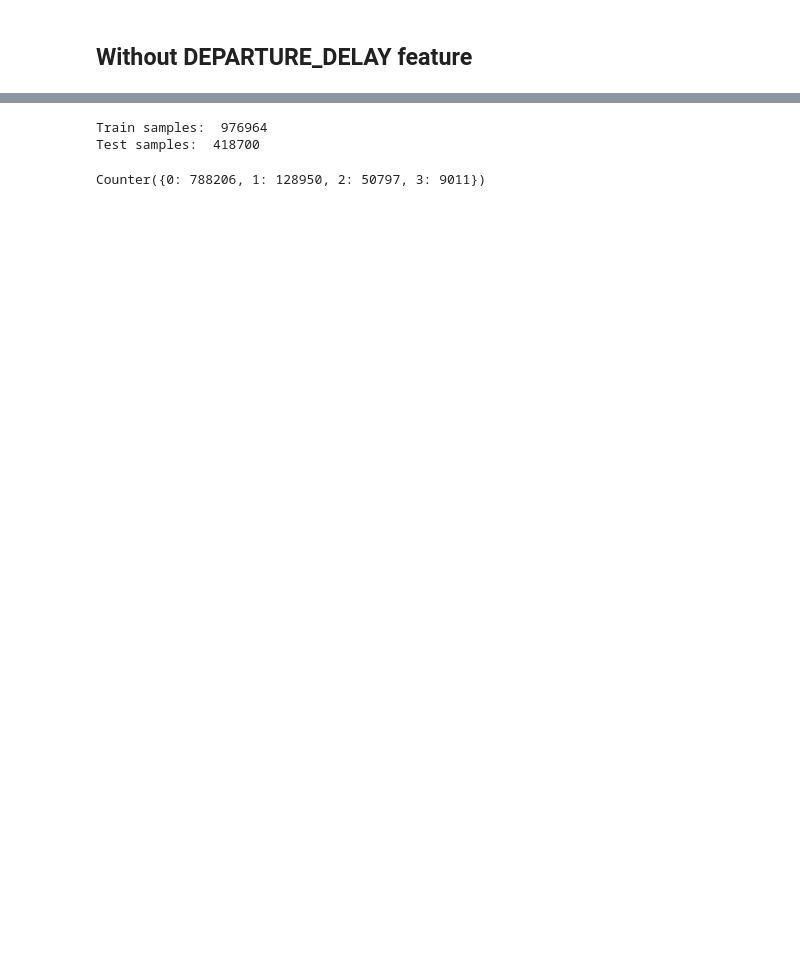
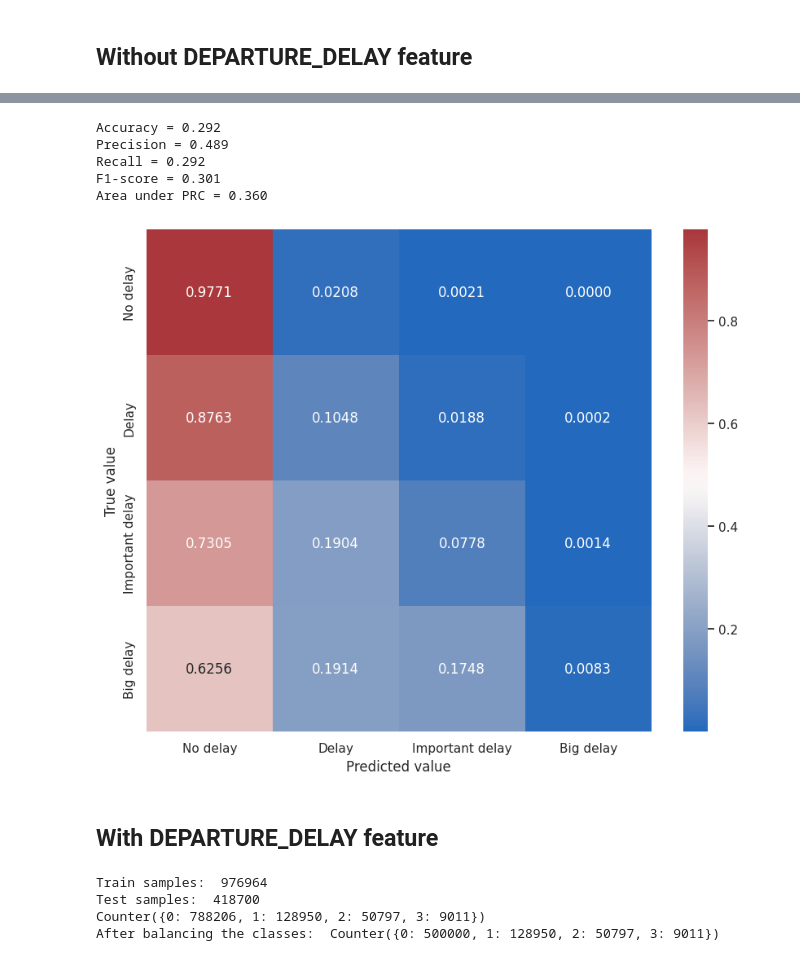
Before and after one commit to cezaryjanuszek/FlightDelays_prediction, a Jupyter notebook: PredictionModel_complex.ipynb, the cells around one changed output, grey strips where cells are left out. Cells and saved outputs as stored; diff of their text form; code cells hidden in the pictures; blank space fills up the shorter version.

Commit message:
complex model push

```diff
--- a/PredictionModel_complex.ipynb
+++ b/PredictionModel_complex.ipynb
@@ -46,0 +54,3 @@ from imblearn.under_sampling import RandomUnderSampler
+# %%
+# load the data
+data = pd.read_pickle('drive/MyDrive/FlightDelayPrediction/flights_data.pkl')
@@ -67,0 +200,24 @@ data = data.drop(['DAY_OF_WEEK', 'DEPARTURE_DAY', 'DEPARTURE_MONTH', 'ARRIVAL_DA
+# %%
+# train-test split with test size of 0.3
+X_train, X_test, Y_train, Y_test = train_test_split(X, Y, test_size=0.3, random_state=42, stratify=Y)
+print('Train samples: ', X_train.shape[0])
+print('Test samples: ', X_test.shape[0])
+print(Counter(Y_train))
+
+# SMOTE over-sampling
+#oversample = SMOTE(sampling_strategy={2: 100000, 3:20000})
+#X_train, Y_train = oversample.fit_resample(X_train, Y_train)
+# random under-sampling
+undersample = RandomUnderSampler(sampling_strategy={0: 500000})
+X_train, Y_train = undersample.fit_resample(X_train, Y_train)
+
+# Standardize data
+scaler = StandardScaler().fit(X_train)
+X_train = scaler.fit_transform(X_train)
+X_test = scaler.fit_transform(X_test)
+
+# Training data to tensors
+X_train = torch.as_tensor(X_train, dtype=torch.float32, device=device)
+Y_train = torch.as_tensor(np.array(Y_train), device=device)
+X_test = torch.as_tensor(X_test, dtype=torch.float32, device=device)
+Y_test = torch.as_tensor(np.array(Y_test), device=device)
@@ -68,3 +307,30 @@ data = data.drop(['DAY_OF_WEEK', 'DEPARTURE_DAY', 'DEPARTURE_MONTH', 'ARRIVAL_DA
+# %%
+# Evaluate performance with various metrics
+Y_pred = mlp_model(X_test)
+
+print('Accuracy = {:.3f}'.format(multiclass_accuracy(Y_pred, Y_test, average='macro', num_classes=4)))
+print('Precision = {:.3f}'.format(multiclass_precision(Y_pred, Y_test, average='macro', num_classes=4)))
+print('Recall = {:.3f}'.format(multiclass_recall(Y_pred, Y_test, average='macro', num_classes=4)))
+print('F1-score = {:.3f}'.format(multiclass_f1_score(Y_pred, Y_test, average='macro', num_classes=4)))
+print('Area under PRC = {:.3f}'.format(multiclass_auprc(Y_pred, Y_test, average='macro', num_classes=4)))
+
+conf_matrix = multiclass_confusion_matrix(Y_pred, Y_test, num_classes=4, normalize='true').cpu().numpy()
+conf_matrix = pd.DataFrame(conf_matrix, index=['No delay', 'Delay', 'Important delay', 'Big delay'], columns=['No delay', 'Delay', 'Important delay', 'Big delay'])
+
+plt.figure()
+sns.heatmap(conf_matrix, annot=True, cmap='vlag', fmt='.4f')
+plt.ylabel('True value')
+plt.xlabel('Predicted value')
+plt.show()
+# %% [output]
+Accuracy = 0.292
+Precision = 0.489
+Recall = 0.292
+F1-score = 0.301
+Area under PRC = 0.360
+[figure, added]
+# %% [markdown]
+## With DEPARTURE_DELAY feature
 # %%
 # separate data into feature matrix X and target variable vector Y
 X = pd.get_dummies(data.drop(['ARRIVAL_DELAY'], axis=1))
@@ -74,9 +340,27 @@ Y = data['ARRIVAL_DELAY']
 X_train, X_test, Y_train, Y_test = train_test_split(X, Y, test_size=0.3, random_state=42, stratify=Y)
 print('Train samples: ', X_train.shape[0])
 print('Test samples: ', X_test.shape[0])
+print(Counter(Y_train))
 
-Counter(Y_train)
+# SMOTE over-sampling
+#oversample = SMOTE(sampling_strategy={2: 100000, 3:20000})
+#X_train, Y_train = oversample.fit_resample(X_train, Y_train)
+# random under-sampling
+undersample = RandomUnderSampler(sampling_strategy={0: 500000})
+X_train, Y_train = undersample.fit_resample(X_train, Y_train)
+print('After balancing the classes: ', Counter(Y_train))
+# Standardize data
+scaler = StandardScaler().fit(X_train)
+X_train = scaler.fit_transform(X_train)
+X_test = scaler.fit_transform(X_test)
+
+# Training data to tensors
+X_train = torch.as_tensor(X_train, dtype=torch.float32, device=device)
+Y_train = torch.as_tensor(np.array(Y_train), device=device)
+X_test = torch.as_tensor(X_test, dtype=torch.float32, device=device)
+Y_test = torch.as_tensor(np.array(Y_test), device=device)
 # %% [output]
 Train samples:  976964
 Test samples:  418700
+Counter({0: 788206, 1: 128950, 2: 50797, 3: 9011})
+After balancing the classes:  Counter({0: 500000, 1: 128950, 2: 50797, 3: 9011})
-Counter({0: 788206, 1: 128950, 2: 50797, 3: 9011})
```
Also changed, not shown: parts of 16 cells of this notebook, 1 other file.
